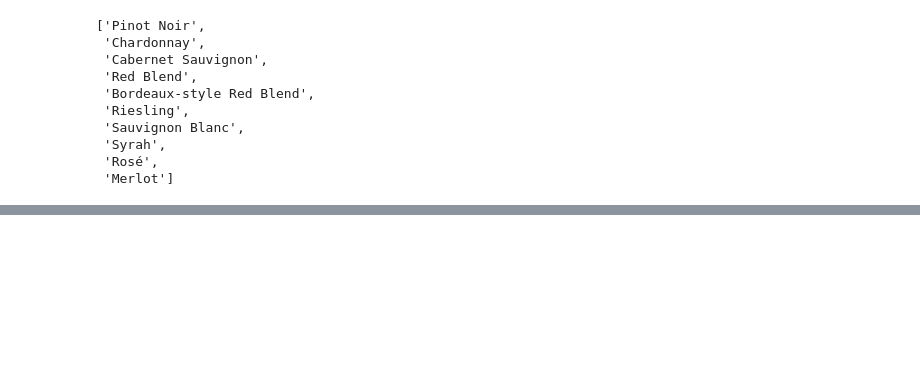
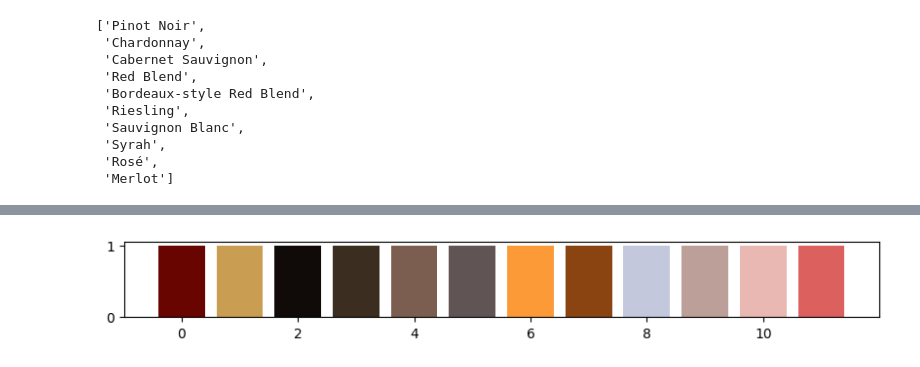
Before and after one commit to MaryPetrichenko/wine_project, a Jupyter notebook: eda_wine.ipynb, the cells around one changed output, grey strips where cells are left out. Drawn from its saved outputs; the diff is of its cells as text; code cells hidden in the pictures; blank space fills up the shorter version.

```diff
--- a/eda_wine.ipynb
+++ b/eda_wine.ipynb
@@ -522,0 +463,8 @@ plt.show()
+# %%
+wine_palette = ['#690500', '#C99D52', '#100A09', '#3C2D21', '#7C5E50', '#605554', '#FB9A36', '#894412', '#C3C8DC', '#BC9F99', '#E9B8B2', '#DB605E']
+# https://coolors.co/c99d52-100a09-3c2d21-7c5e50-605554-fb9a36-894412-c3c8dc
+plt.figure(figsize=(10, 1))
+for i, color in enumerate(wine_palette):
+    plt.bar(i, 1, color=color)
+# %% [output]
+[figure, added]
```
Also changed, not shown: parts of 65 cells of this notebook, 4 other files.
